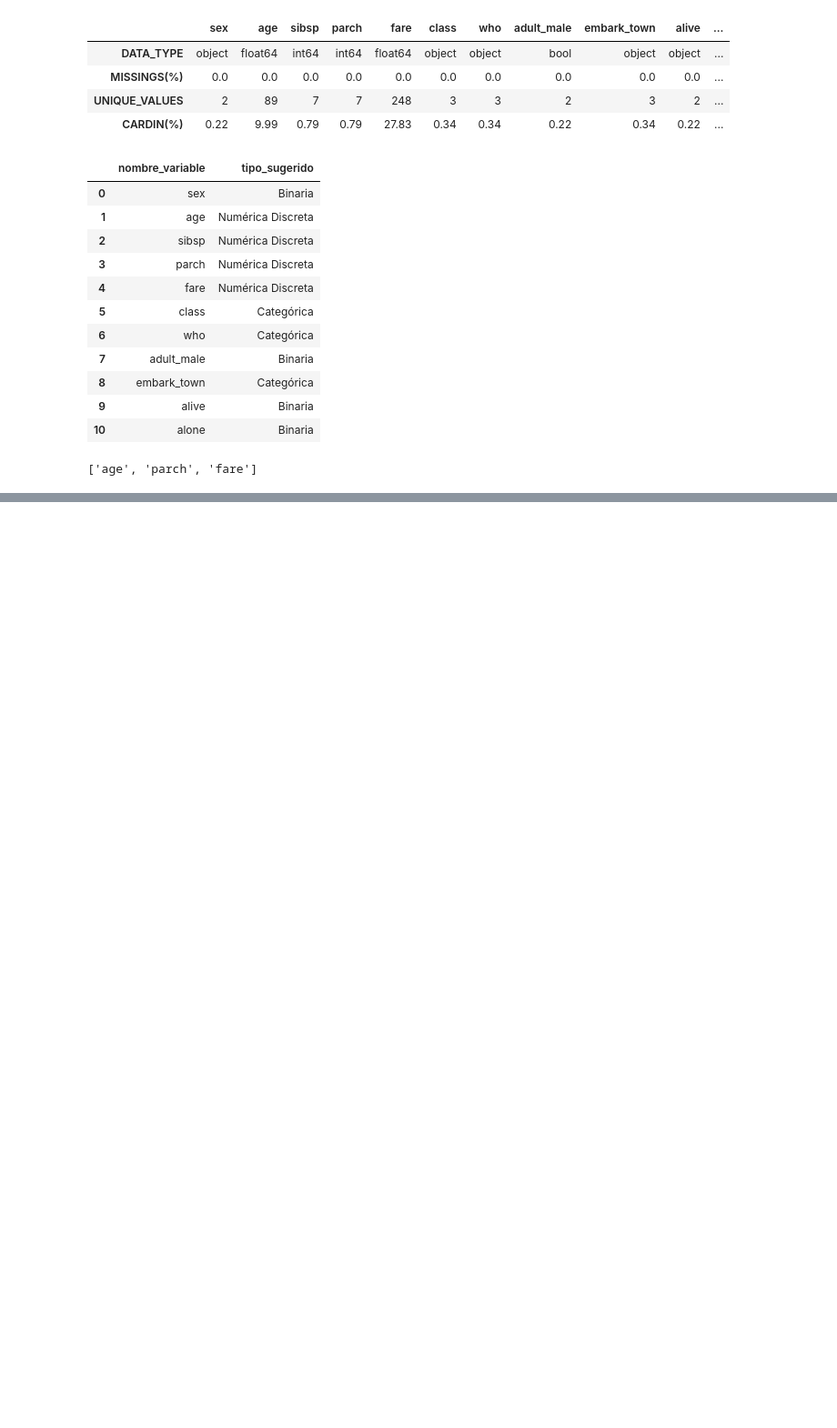
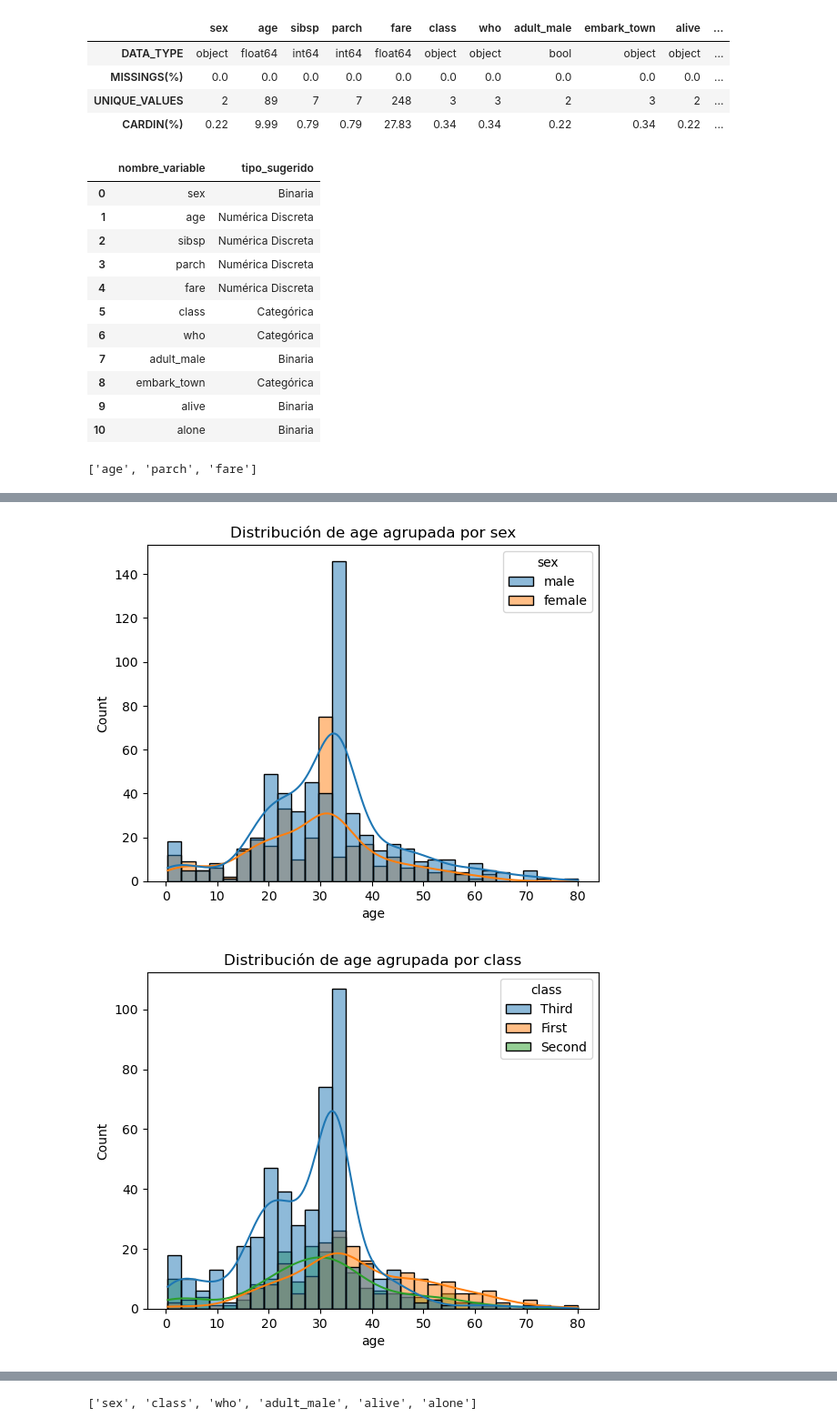
Before and after one commit to Whitee-12/Team_Challenge_ToolBox, a Jupyter notebook: pruebas.ipynb, the cells around one changed output, grey strips where cells are left out. Shown at 91% size. Saved outputs shown, nothing was run; the diff lists cells and outputs as text; code cells hidden in the pictures; blank space fills up the shorter version.

```diff
--- a/pruebas.ipynb
+++ b/pruebas.ipynb
@@ -54,0 +70,5 @@ selecciona_variables_corr(df, target_col="sibsp", umbral_corr=0.1)
+# %%
+plot_features_cat_regression(df, target_col='age', columns=[])
+# %% [output]
+[figure, added]
+[figure, added]
@@ -54,0 +79 @@ selecciona_variables_corr(df, target_col="sibsp", umbral_corr=0.1)
+['sex', 'class', 'who', 'adult_male', 'alive', 'alone']
```
Also changed, not shown: parts of 6 cells of this notebook, 1 other file.
